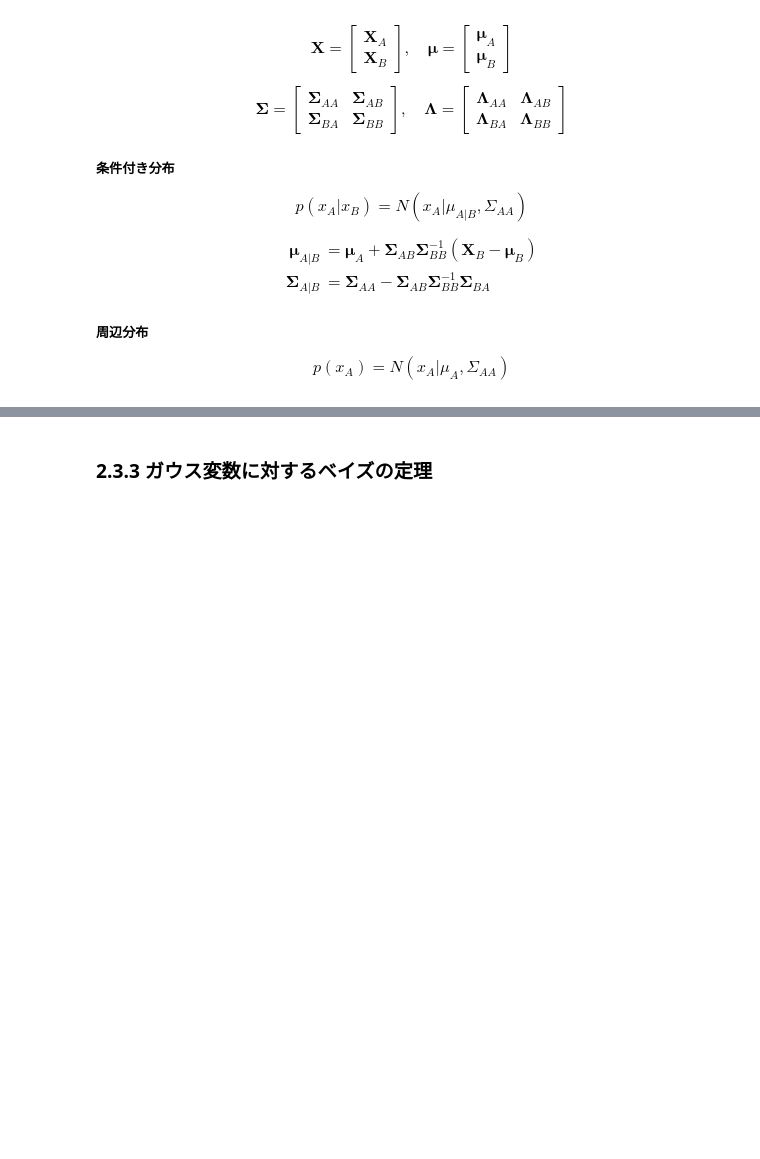
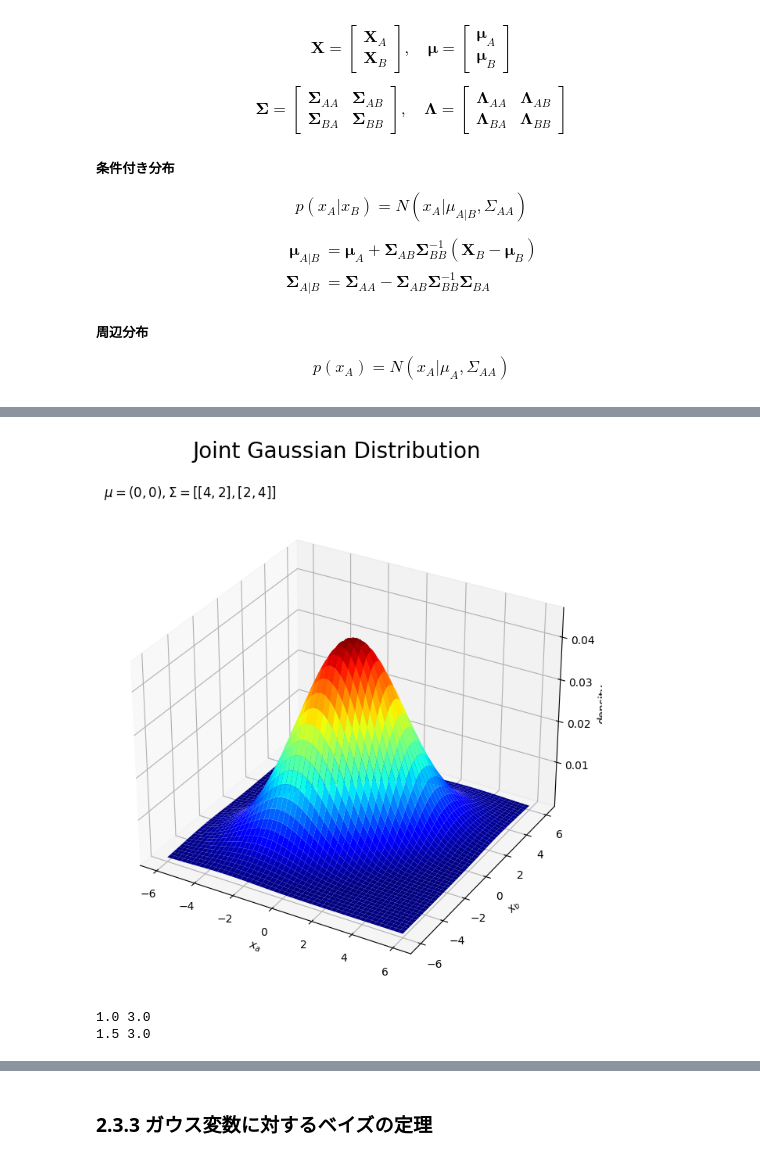
Before and after one commit to arata234/PRML, a Jupyter notebook: cp2_probability_distribution.ipynb, the cells around one changed output, grey strips where cells are left out. Drawn from its saved outputs; the diff is of its cells as text; code cells hidden in the pictures; blank space fills up the shorter version.

```diff
--- a/cp2_probability_distribution.ipynb
+++ b/cp2_probability_distribution.ipynb
@@ -726,0 +707,32 @@ $$
+# %%
+# 同時ガウス分布の3Dグラフを作成
+fig = plt.figure(figsize=(8, 8))
+ax = fig.add_subplot(projection='3d') # 3D用の設定
+ax.plot_surface(X_A, X_B, joint_dens.reshape(X_dim), cmap='jet') # 同時分布:(曲面図)
+#ax.contour(X_a, X_b, joint_dens.reshape(x_dims), cmap='jet', offset=0) # 同時分布:(等高線図)
+ax.set_xlabel('$x_a$')
+ax.set_ylabel('$x_b$')
+ax.set_zlabel('density')
+plt.title('$\mu=(' + ', '.join([str(mu) for mu in mean_d]) + ')' +
+          ', \Sigma=' + str([list(sgm_d) for sgm_d in np.round(cov_d, 1)]) + '$',
+          loc='left')
+fig.suptitle('Joint Gaussian Distribution', fontsize=20)
+#ax.view_init(elev=0, azim=300) # 表示アングル
+plt.show()
+# %% [output]
+[figure, added]
+# %%
+X_d = np.array([3.0, 2.0])
+
+# X_Aの条件付き分布のパラメータを求める
+mean_A_B = mean_d[A] + cov_d[A][B] / cov_d[B][B] * (X_d[B] - mean_d[B])
+cov_A_B = cov_d[A][A] - cov_d[A][B] /  cov_d[B][B] * cov_d[B][A]
+print(mean_A_B, cov_A_B)
+
+# X_Bの条件付き分布のパラメータを求める
+mean_B_A = mean_d[B] + cov_d[B][A] / cov_d[A][A] * (X_d[A] - mean_d[A])
+cov_B_A = cov_d[B][B] - cov_d[B][A] /  cov_d[A][A] * cov_d[A][B]
+print(mean_B_A, cov_B_A)
+# %% [output]
+1.0 3.0
+1.5 3.0
```
Also changed, not shown: parts of 15 cells of this notebook, 2 other files.
